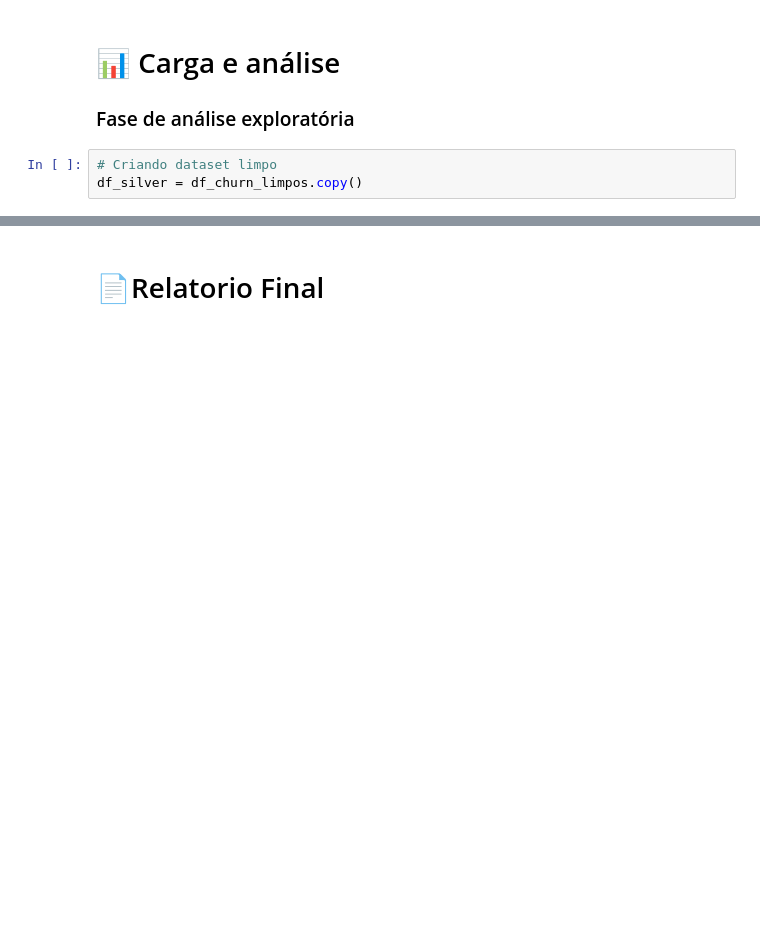
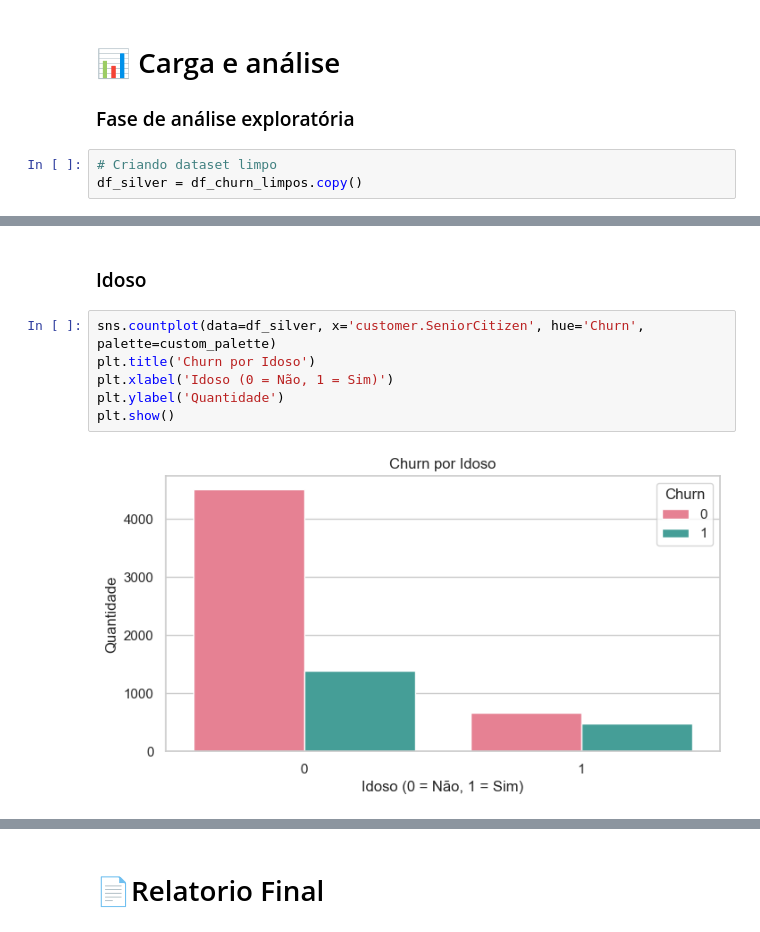
Before and after one commit to TheGabrielVieira/challenge2-data-science, a Jupyter notebook: ETL_TelecomX_BR.ipynb, the cells around one changed output, grey strips where cells are left out. Saved outputs shown, nothing was run; the diff lists cells and outputs as text; blank space fills up the shorter version.

```diff
--- a/ETL_TelecomX_BR.ipynb
+++ b/ETL_TelecomX_BR.ipynb
@@ -390,0 +431,10 @@ plt.rcParams['figure.figsize'] = (8, 4)
+# %% [markdown]
+### Idoso
+# %%
+sns.countplot(data=df_silver, x='customer.SeniorCitizen', hue='Churn', palette=custom_palette)
+plt.title('Churn por Idoso')
+plt.xlabel('Idoso (0 = Não, 1 = Sim)')
+plt.ylabel('Quantidade')
+plt.show()
+# %% [output]
+[figure, added]
```
Also changed, not shown: parts of 35 cells of this notebook, 1 other file.
